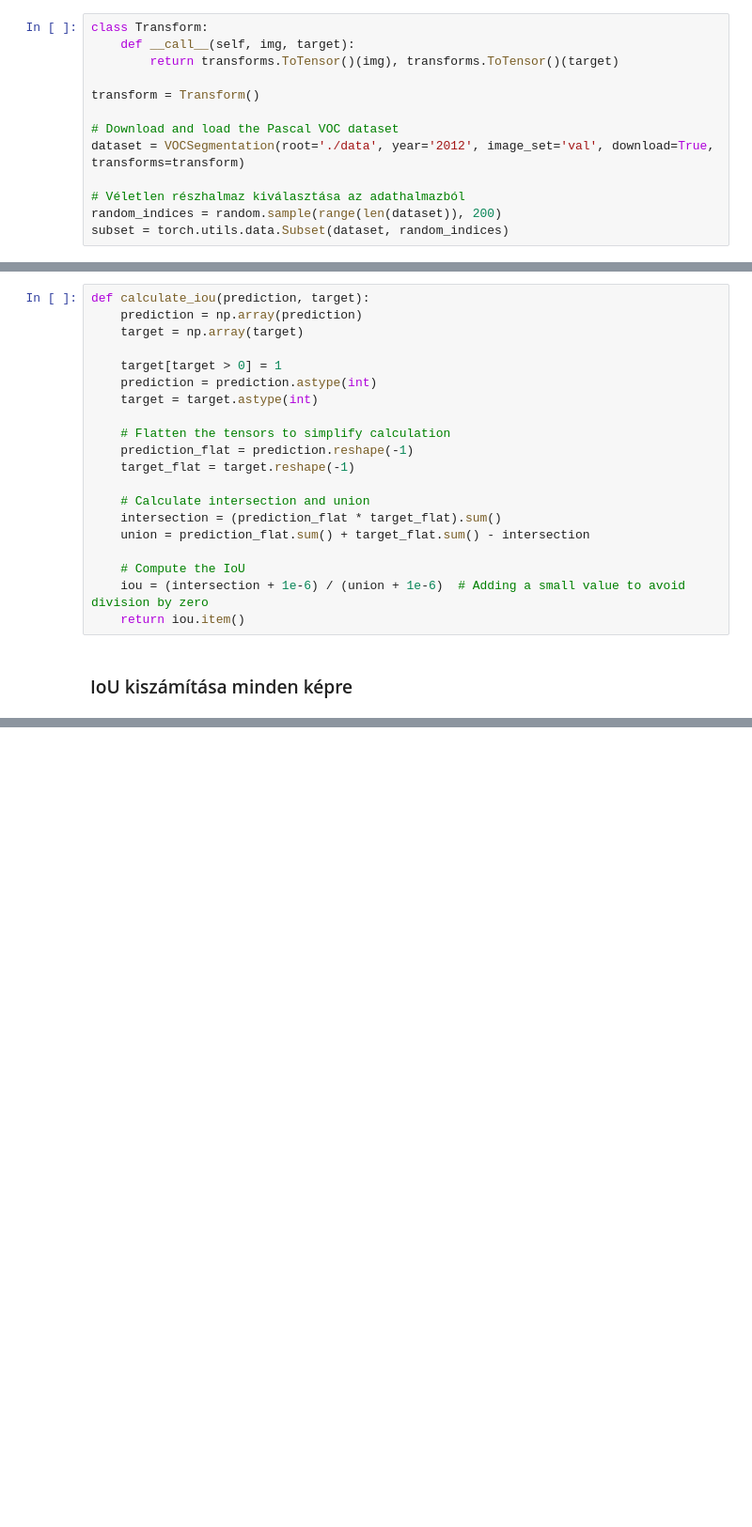
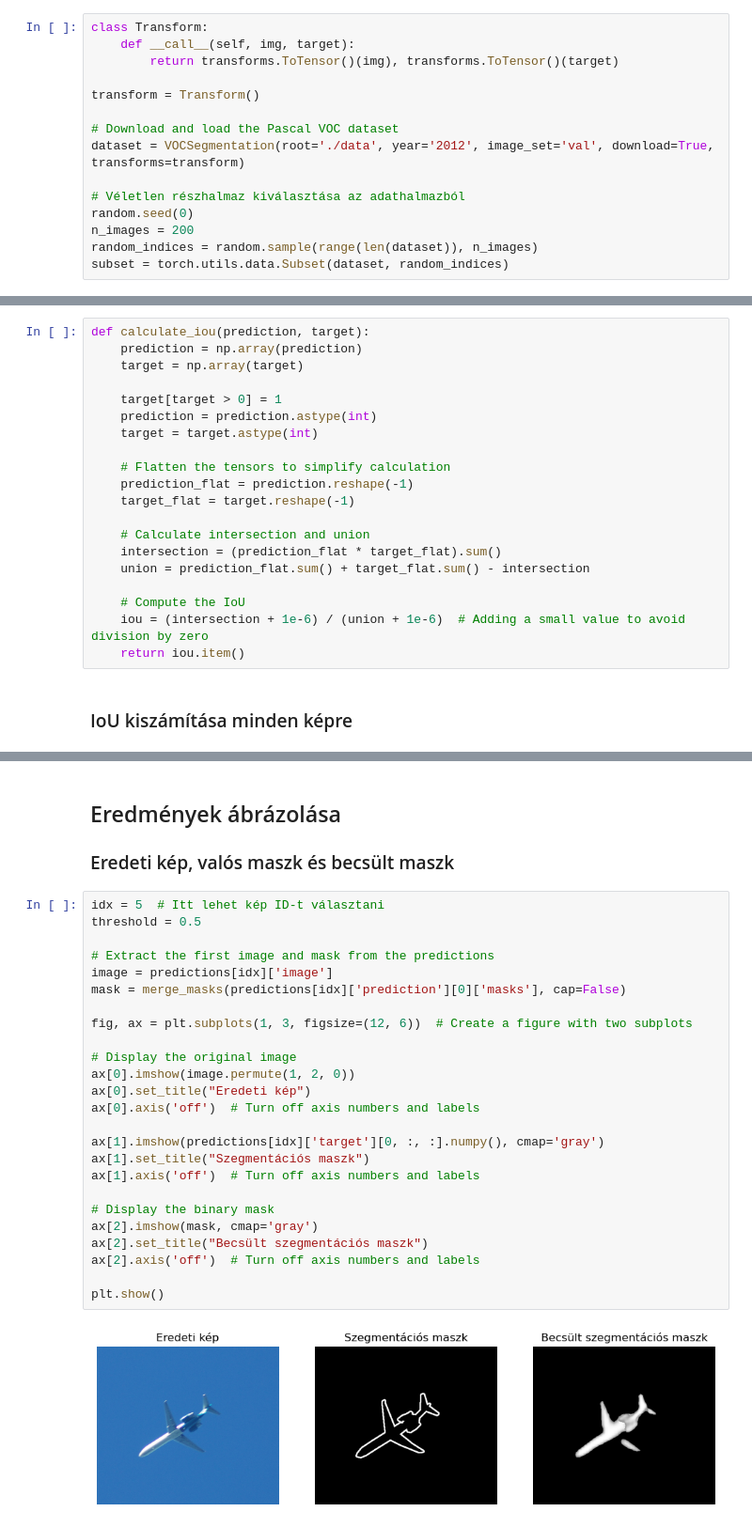
Before and after one commit to basictask/Intelligencia, a Jupyter notebook: 9_instance/code/9_code.ipynb, the cells around one changed output, grey strips where cells are left out. Shown at 94% size. Cells and saved outputs as stored; diff of their text form; blank space fills up the shorter version.

```diff
--- a/9_instance/code/9_code.ipynb
+++ b/9_instance/code/9_code.ipynb
@@ -32,7 +32,9 @@ transform = Transform()
 dataset = VOCSegmentation(root='./data', year='2012', image_set='val', download=True, transforms=transform)
 
 # Véletlen részhalmaz kiválasztása az adathalmazból
-random_indices = random.sample(range(len(dataset)), 200)
+random.seed(0)
+n_images = 200
+random_indices = random.sample(range(len(dataset)), n_images)
 subset = torch.utils.data.Subset(dataset, random_indices)
 # %% [output]
 Using downloaded and verified file: ./data/VOCtrainval_11-May-2012.tar
@@ -130,0 +134,30 @@ print(f"Átlagos IoU: {round(average_iou * 100, 2)}%")
+# %% [markdown]
+## Eredmények ábrázolása
+### Eredeti kép, valós maszk és becsült maszk
+# %%
+idx = 5  # Itt lehet kép ID-t választani
+threshold = 0.5
+
+# Extract the first image and mask from the predictions
+image = predictions[idx]['image']
+mask = merge_masks(predictions[idx]['prediction'][0]['masks'], cap=False)
+
+fig, ax = plt.subplots(1, 3, figsize=(12, 6))  # Create a figure with two subplots
+
+# Display the original image
+ax[0].imshow(image.permute(1, 2, 0))
+ax[0].set_title("Eredeti kép")
+ax[0].axis('off')  # Turn off axis numbers and labels
+
+ax[1].imshow(predictions[idx]['target'][0, :, :].numpy(), cmap='gray')
+ax[1].set_title("Szegmentációs maszk")
+ax[1].axis('off')  # Turn off axis numbers and labels
+
+# Display the binary mask
+ax[2].imshow(mask, cmap='gray')
+ax[2].set_title("Becsült szegmentációs maszk")
+ax[2].axis('off')  # Turn off axis numbers and labels
+
+plt.show()
+# %% [output]
+[figure, added]
```
Also changed, not shown: parts of 48 cells of this notebook, 3 other files.
